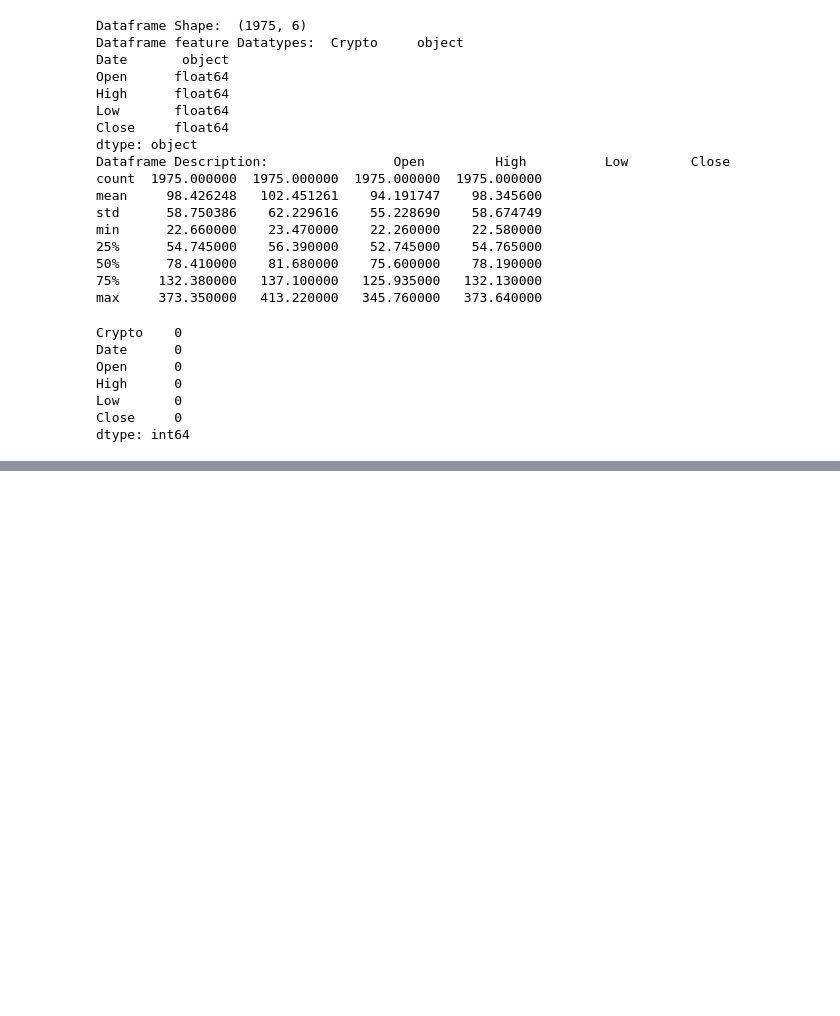
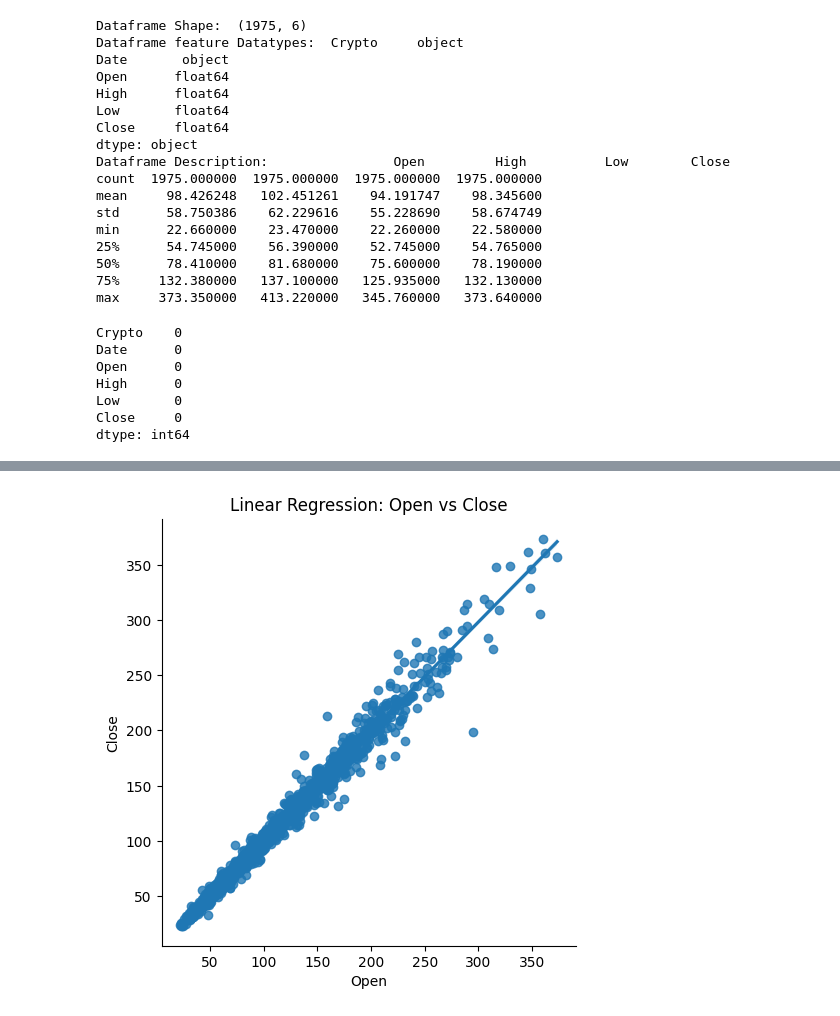
Before and after one commit to KeneanDita/Cryptocurrency-Price-Predictor-using-Time-Series-data, a Jupyter notebook: Notebooks/LTC_Model_Training.ipynb, the cells around one changed output, grey strips where cells are left out. Saved outputs shown, nothing was run; the diff lists cells and outputs as text; code cells hidden in the pictures; blank space fills up the shorter version.

```diff
--- a/Notebooks/LTC_Model_Training.ipynb
+++ b/Notebooks/LTC_Model_Training.ipynb
@@ -48,0 +71,8 @@ dtype: int64
+# %%
+import seaborn as sns
+
+sns.lmplot(x='Open', y='Close', data=df)
+plt.title('Linear Regression: Open vs Close')
+plt.show()
+# %% [output]
+[figure, added]
```
Also changed, not shown: parts of 5 cells of this notebook.
